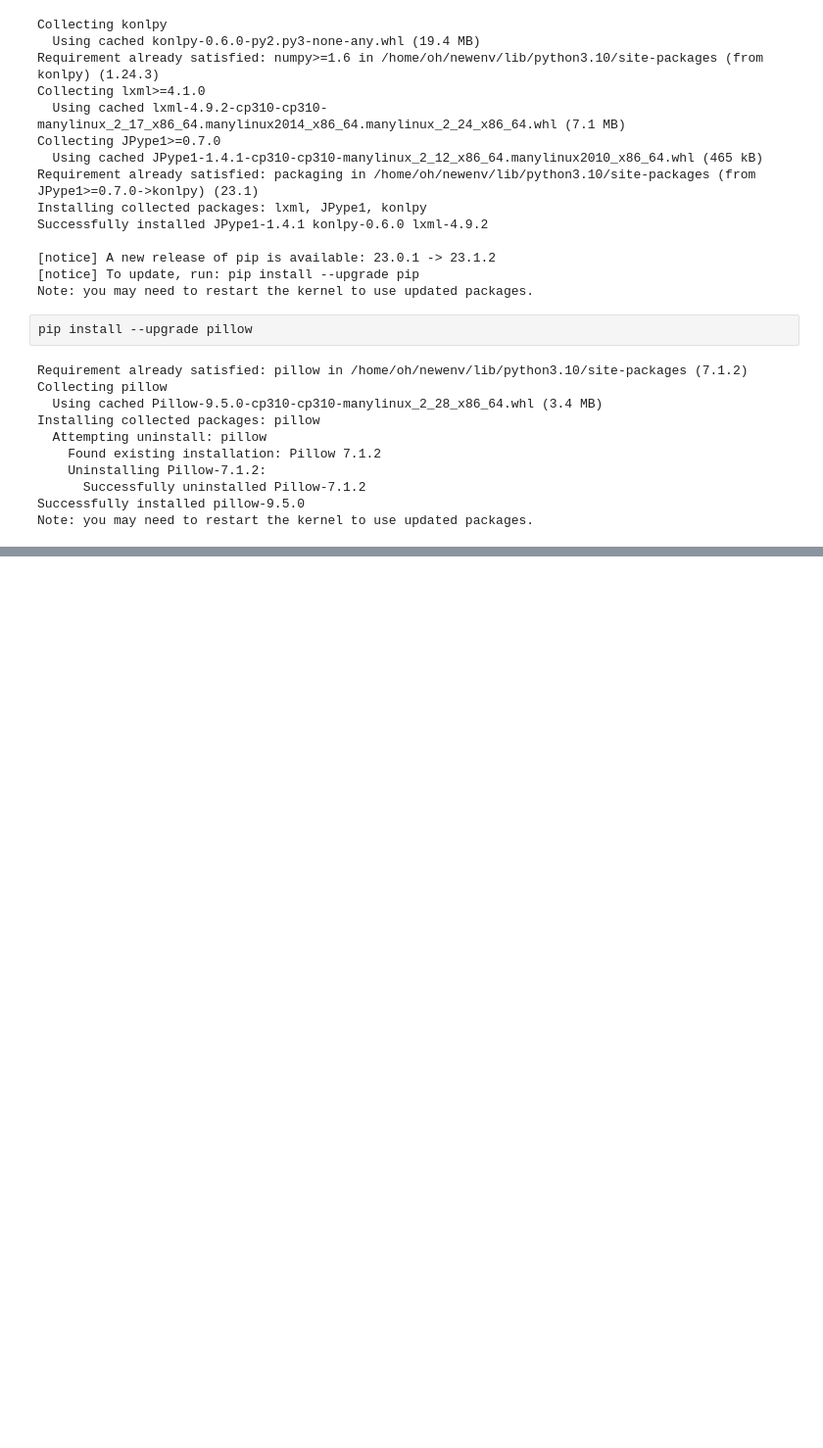
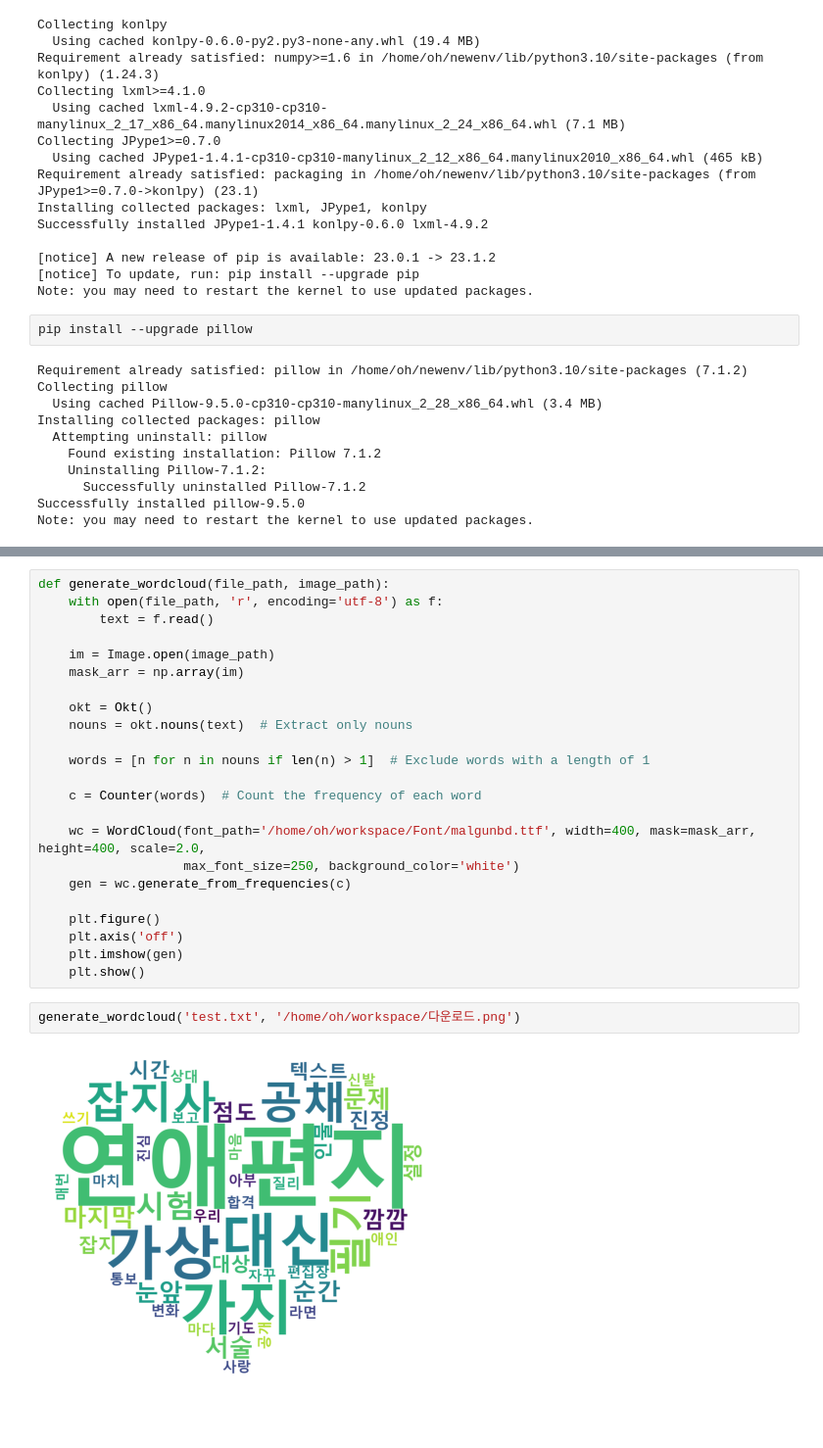
Before and after one commit to jinman-kim/sweetbot, a Jupyter notebook: a.ipynb, the cells around one changed output, grey strips where cells are left out. Shown: that part at 98% size. Cells and saved outputs as stored; diff of their text form; blank space fills up the shorter version.

```diff
--- a/a.ipynb
+++ b/a.ipynb
@@ -80,0 +81,27 @@ plt.imshow(gen)
+# %%
+def generate_wordcloud(file_path, image_path):
+    with open(file_path, 'r', encoding='utf-8') as f:
+        text = f.read()
+
+    im = Image.open(image_path)
+    mask_arr = np.array(im)
+
+    okt = Okt()
+    nouns = okt.nouns(text)  # Extract only nouns
+
+    words = [n for n in nouns if len(n) > 1]  # Exclude words with a length of 1
+
+    c = Counter(words)  # Count the frequency of each word
+
+    wc = WordCloud(font_path='/home/oh/workspace/Font/malgunbd.ttf', width=400, mask=mask_arr, height=400, scale=2.0,
+                   max_font_size=250, background_color='white')
+    gen = wc.generate_from_frequencies(c)
+
+    plt.figure()
+    plt.axis('off')
+    plt.imshow(gen)
+    plt.show()
+# %%
+generate_wordcloud('test.txt', '/home/oh/workspace/다운로드.png')
+# %% [output]
+[figure, added]
```
Also changed, not shown: parts of 4 cells of this notebook, 8 other files.
